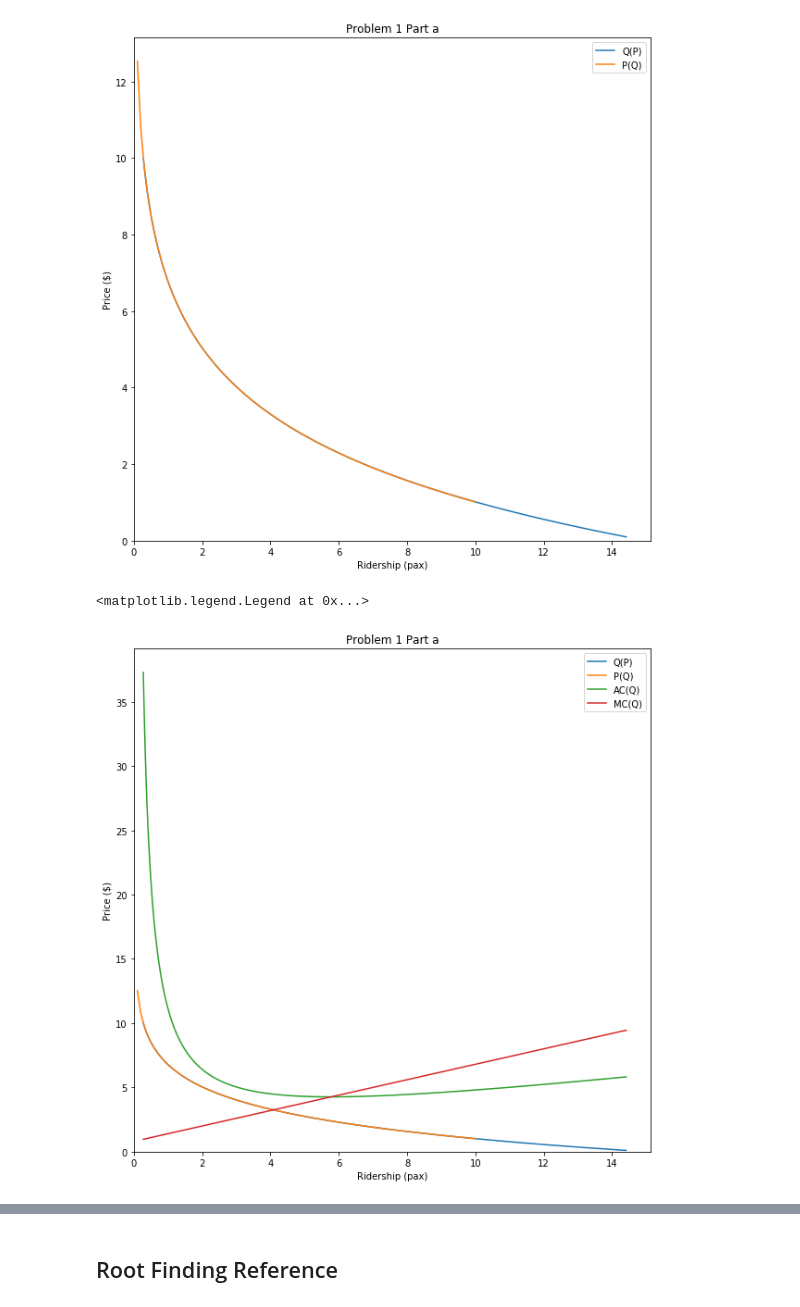
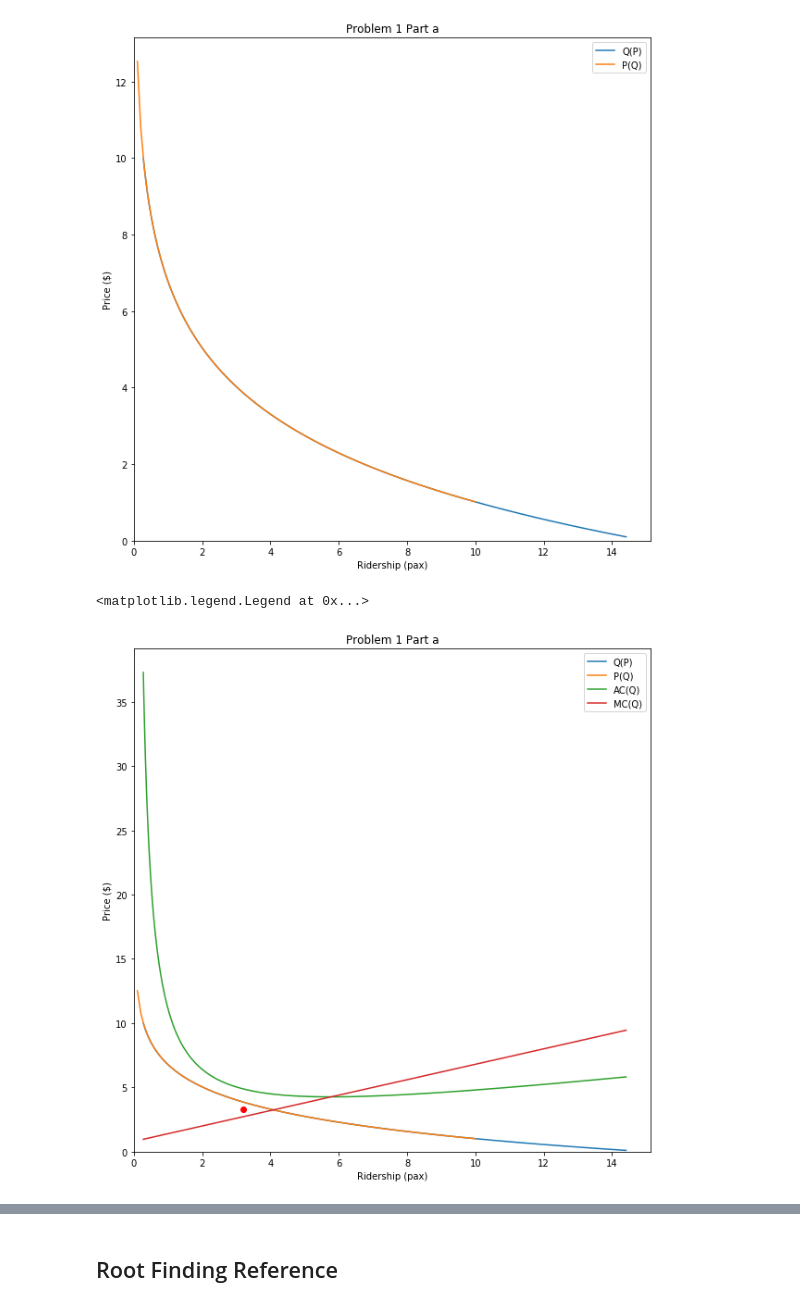
Before and after one commit to noahgarfinkle/Spring2020, a Jupyter notebook: CEE 498 Transportation Economics/Assignments/Assignment 2.ipynb, the cells around one changed output, grey strips where cells are left out. Cells and saved outputs as stored; diff of their text form; code cells hidden in the pictures.

Commit message:
making progress towards finding intersects but still need to be sure I know how to do it by hand

```diff
--- a/CEE 498 Transportation Economics/Assignments/Assignment 2.ipynb
+++ b/CEE 498 Transportation Economics/Assignments/Assignment 2.ipynb
@@ -270,21 +270,26 @@ MCs = [MC(q) for q in Qs]
 # %%
 fig,ax = plt.subplots(figsize=(10,10))
 # y axis is price
-# x axis is demand
+# x axis is demaand
 ax.plot(Qs,Ps,label="Q(P)")
 ax.plot(Qs_i,Ps_i,label="P(Q)")
 ax.set_ylabel("Price ($)")
 ax.set_xlabel("Ridership (pax)")
 ax.set_title("Problem 1 Part a")
 
 ax.plot(Qs,ACs,label="AC(Q)")
 ax.plot(Qs,MCs,label="MC(Q)")
 
 
+# find intersections, per https://stackoverflow.com/questions/28766692/intersection-of-two-graphs-in-python-find-the-x-value
+idx = np.argwhere(np.diff(np.sign(np.array(Ps) - np.array(MCs)))).flatten()
+ax.plot(Ps[idx[0]], MCs[idx[0]], 'ro')
+
+
 ax.set_xlim(left=0)
 ax.set_ylim(bottom=0)
 
 ax.legend()
 # %% [output]
 <matplotlib.legend.Legend at 0x...>
-[figure, old version]
+[figure, new version]
```
Also changed, not shown: parts of 1 cell of this notebook.
